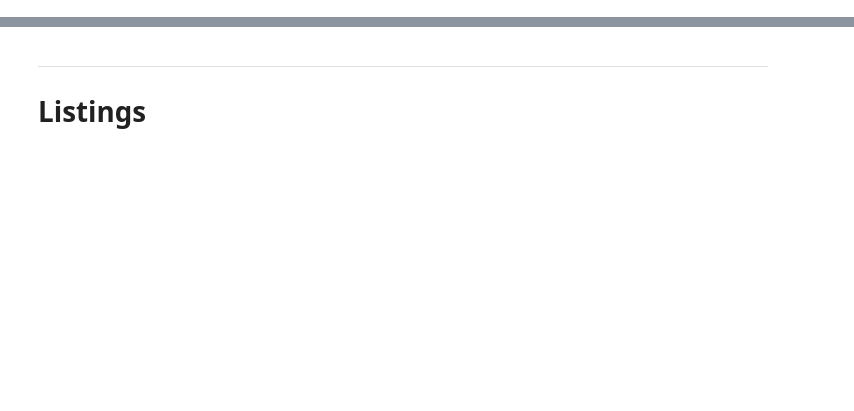
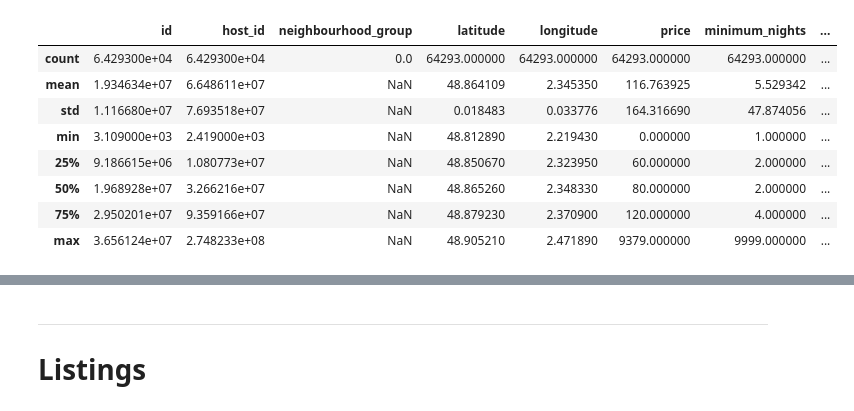
Before and after one commit to nidragedd/udadsnd-p4-airbnb_inside, a Jupyter notebook: notebook/1_Business_and_Data_Understanding.ipynb, the cells around one changed output, grey strips where cells are left out. Saved outputs shown, nothing was run; the diff lists cells and outputs as text; code cells hidden in the pictures; blank space fills up the shorter version.

```diff
--- a/notebook/1_Business_and_Data_Understanding.ipynb
+++ b/notebook/1_Business_and_Data_Understanding.ipynb
@@ -22,0 +119,12 @@ df_lsts = pd.read_csv('../data/listings-summary.csv')
+# %%
+df_lst_sum.describe()
+# %% [output]
+|  | id | host_id | neighbourhood_group | latitude | longitude | price | minimum_nights | ... |
+| count | 6.429300e+04 | 6.429300e+04 | 0.0 | 64293.000000 | 64293.000000 | 64293.000000 | 64293.000000 | ... |
+| mean | 1.934634e+07 | 6.648611e+07 | NaN | 48.864109 | 2.345350 | 116.763925 | 5.529342 | ... |
+| std | 1.116680e+07 | 7.693518e+07 | NaN | 0.018483 | 0.033776 | 164.316690 | 47.874056 | ... |
+| min | 3.109000e+03 | 2.419000e+03 | NaN | 48.812890 | 2.219430 | 0.000000 | 1.000000 | ... |
+| 25% | 9.186615e+06 | 1.080773e+07 | NaN | 48.850670 | 2.323950 | 60.000000 | 2.000000 | ... |
+| 50% | 1.968928e+07 | 3.266216e+07 | NaN | 48.865260 | 2.348330 | 80.000000 | 2.000000 | ... |
+| 75% | 2.950201e+07 | 9.359166e+07 | NaN | 48.879230 | 2.370900 | 120.000000 | 4.000000 | ... |
+| max | 3.656124e+07 | 2.748233e+08 | NaN | 48.905210 | 2.471890 | 9379.000000 | 9999.000000 | ... |
```
Also changed, not shown: parts of 86 cells of this notebook, 7 other files.
